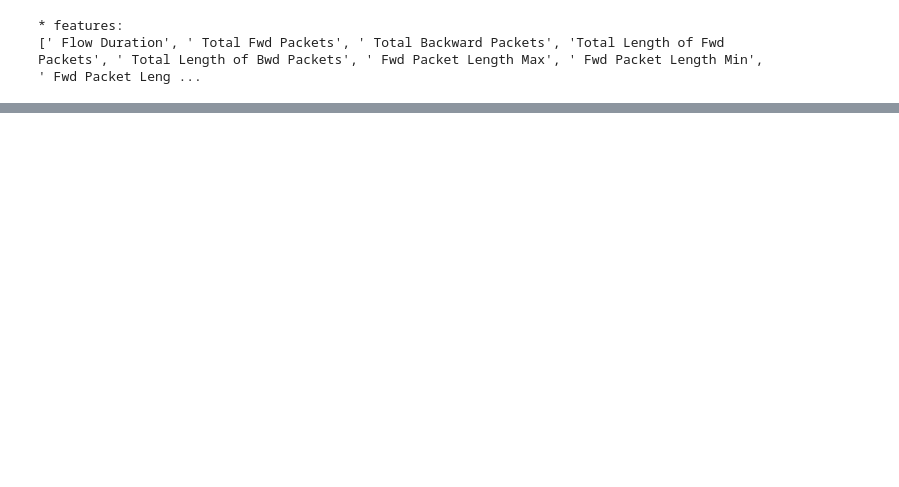
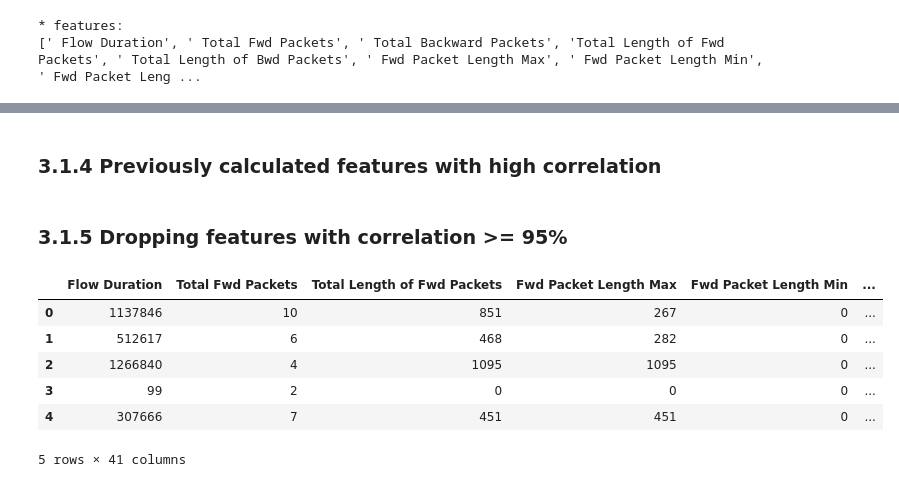
Before and after one commit to xyzwwwww/Ontology-based-IDS-for-DOS-Attacks, a Jupyter notebook: feature selection.ipynb, the cells around one changed output, grey strips where cells are left out. Drawn from its saved outputs; the diff is of its cells as text; code cells hidden in the pictures; blank space fills up the shorter version.

```diff
--- a/feature selection.ipynb
+++ b/feature selection.ipynb
@@ -181,0 +281,16 @@ Name: Target, dtype: int64
+# %% [markdown]
+### 3.1.4 Previously calculated features with high correlation
+# %%
+X_corr = X.drop(X[to_drop], axis=1)
+# %% [markdown]
+### 3.1.5 Dropping features with correlation >= 95%
+# %%
+X_corr.head()
+# %% [output]
+|  | Flow Duration | Total Fwd Packets | Total Length of Fwd Packets | Fwd Packet Length Max | Fwd Packet Length Min | ... |
+| 0 | 1137846 | 10 | 851 | 267 | 0 | ... |
+| 1 | 512617 | 6 | 468 | 282 | 0 | ... |
+| 2 | 1266840 | 4 | 1095 | 1095 | 0 | ... |
+| 3 | 99 | 2 | 0 | 0 | 0 | ... |
+| 4 | 307666 | 7 | 451 | 451 | 0 | ... |
+5 rows × 41 columns
```
Also changed, not shown: parts of 36 cells of this notebook, 2 other files.
